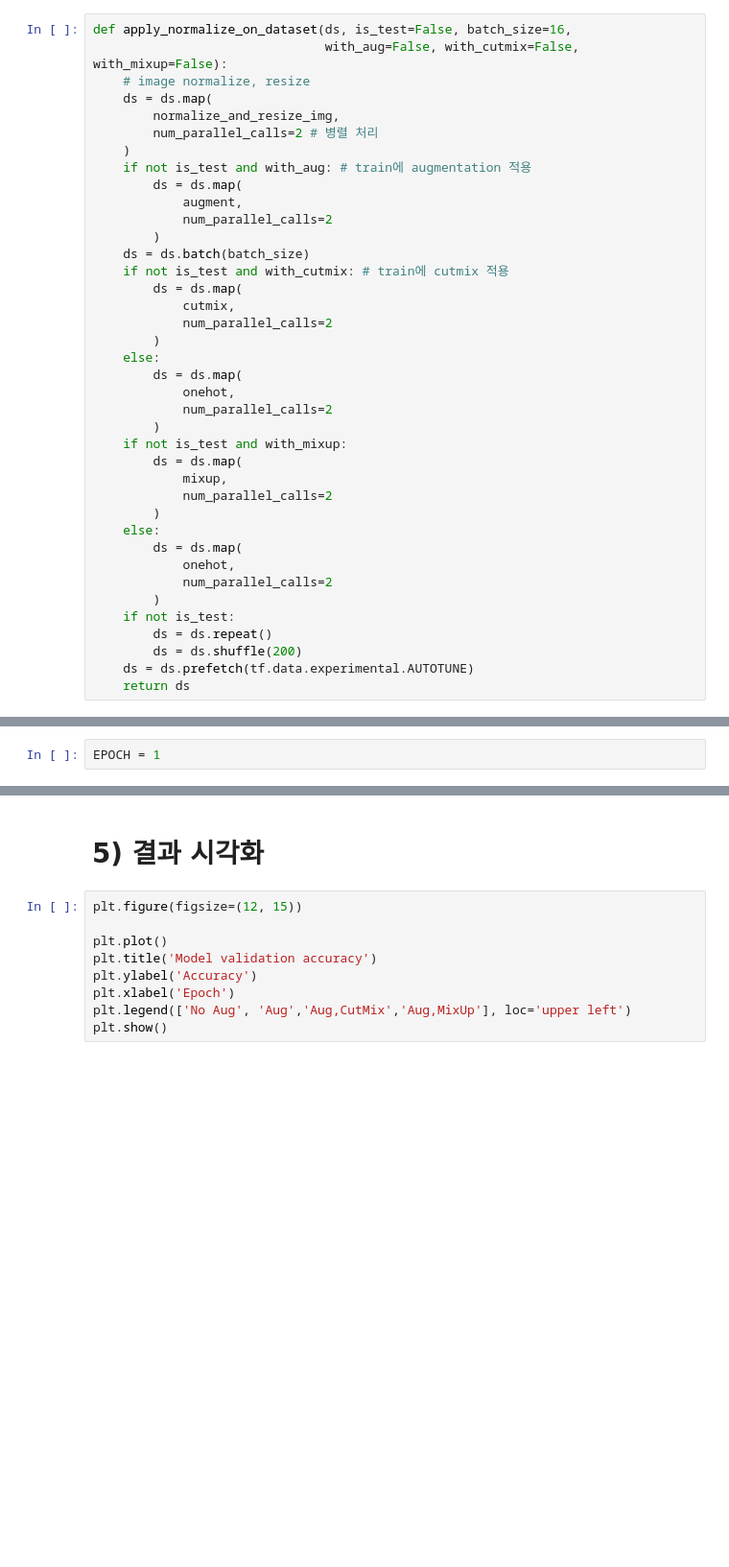
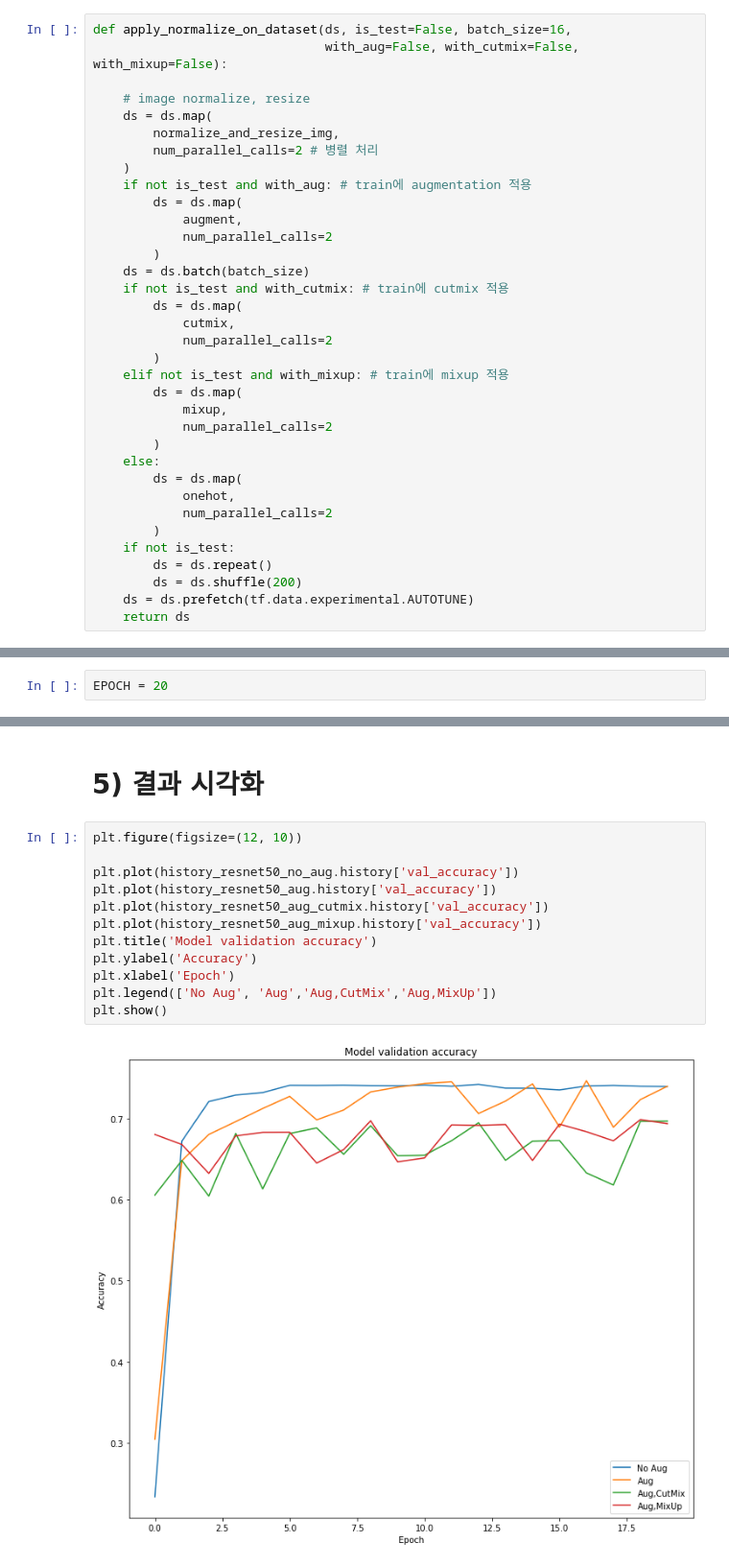
Before and after one commit to cowFarmer/AI_study, a Jupyter notebook: GoingDeeper/G04_cutmix_mixup_augmentation/ G04_cutmix_mixup_augmentation.ipynb, the cells around one changed output, grey strips where cells are left out. Shown at 96% size. Cells and saved outputs as stored; diff of their text form; blank space fills up the shorter version.

```diff
--- a/GoingDeeper/G04_cutmix_mixup_augmentation/ G04_cutmix_mixup_augmentation.ipynb
+++ b/GoingDeeper/G04_cutmix_mixup_augmentation/ G04_cutmix_mixup_augmentation.ipynb
@@ -198,6 +198,7 @@ def onehot(image, label):
 # %%
 def apply_normalize_on_dataset(ds, is_test=False, batch_size=16,
                                with_aug=False, with_cutmix=False, with_mixup=False):
+
     # image normalize, resize
     ds = ds.map(
         normalize_and_resize_img,
@@ -214,12 +215,7 @@ def apply_normalize_on_dataset(ds, is_test=False, batch_size=16,
             cutmix,
             num_parallel_calls=2
         )
-    else:
-        ds = ds.map(
-            onehot,
-            num_parallel_calls=2
-        )
-    if not is_test and with_mixup:
+    elif not is_test and with_mixup: # train에 mixup 적용
         ds = ds.map(
             mixup,
             num_parallel_calls=2
@@ -306,7 +300,7 @@ TypeError: ignored
 # %% [markdown]
 # 4) 학습
 # %%
-EPOCH = 1
+EPOCH = 20
 # %%
 resnet50.compile(
     loss='categorical_crossentropy',
@@ -374,11 +425,16 @@ history_resnet50_aug_mixup = aug_resnet50.fit(
 # %% [markdown]
 # 5) 결과 시각화
 # %%
-plt.figure(figsize=(12, 15))
+plt.figure(figsize=(12, 10))
 
-plt.plot()
+plt.plot(history_resnet50_no_aug.history['val_accuracy'])
+plt.plot(history_resnet50_aug.history['val_accuracy'])
+plt.plot(history_resnet50_aug_cutmix.history['val_accuracy'])
+plt.plot(history_resnet50_aug_mixup.history['val_accuracy'])
 plt.title('Model validation accuracy')
 plt.ylabel('Accuracy')
 plt.xlabel('Epoch')
-plt.legend(['No Aug', 'Aug','Aug,CutMix','Aug,MixUp'], loc='upper left')
+plt.legend(['No Aug', 'Aug','Aug,CutMix','Aug,MixUp'])
 plt.show()
+# %% [output]
+[figure, added]
```
Also changed, not shown: parts of 7 cells of this notebook.
